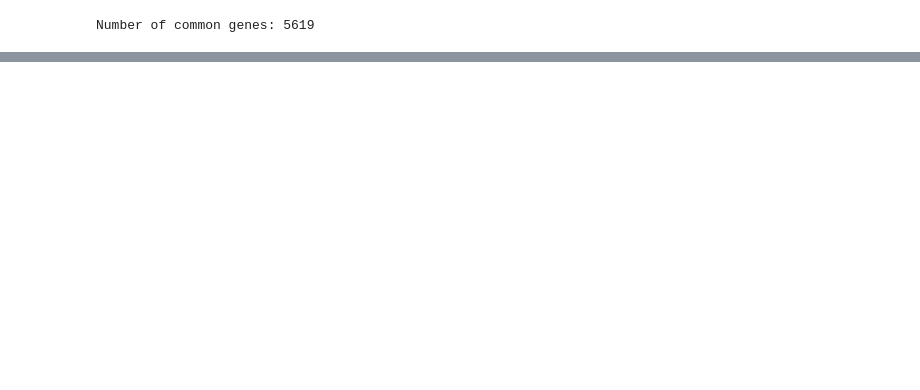
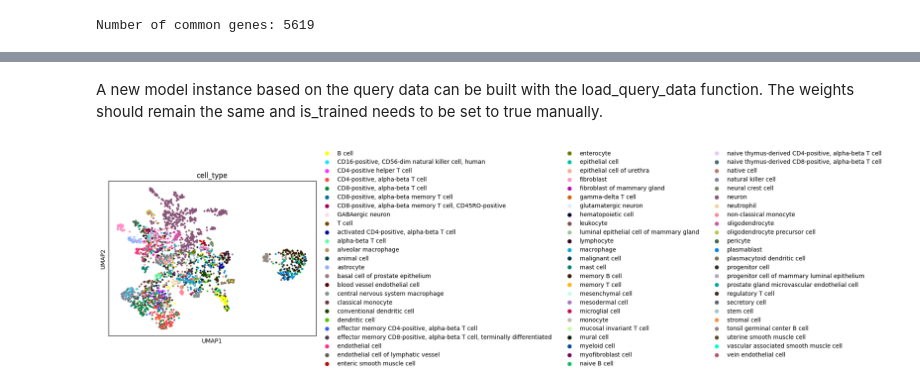
Before and after one commit to mengerj/adata_hf_datasets, a Jupyter notebook: notebooks/scvi_foundation.ipynb, the cells around one changed output, grey strips where cells are left out. Saved outputs shown, nothing was run; the diff lists cells and outputs as text; code cells hidden in the pictures; blank space fills up the shorter version.

Commit message:
include scvi as a foundation model - with weights pre-trained on large cellxgene corpus

```diff
--- a/notebooks/scvi_foundation.ipynb
+++ b/notebooks/scvi_foundation.ipynb
@@ -62,0 +41,4 @@ TypeError: '<' not supported between instances of 'float' and 'str'
+# %%
+del adata_og.uns["_scvi_adata_minify_type"]
+model.load_model(adata=adata_og[adata_og.obs["is_primary_data"]].copy())
+census_model = model.model
@@ -62,0 +99,24 @@ TypeError: '<' not supported between instances of 'float' and 'str'
+# %% [markdown]
+A new model instance based on the query data can be built with the load_query_data function. The weights should remain the same and is_trained needs to be set to true manually.
+# %%
+import scvi
+
+census_model_query = scvi.model.SCVI.load_query_data(adata, census_model)
+census_model_query.is_trained = True
+# %%
+embeds = census_model_query.get_latent_representation()
+# %%
+adata.obsm["pre-trained_emb"] = embeds
+# %%
+from adata_hf_datasets.utils import consolidate_low_frequency_categories
+
+color_key = "cell_type"
+# adata_cut = adata.copy()
+adata_cut = consolidate_low_frequency_categories(
+    adata, columns=color_key, threshold=10, remove=True
+)
+sc.pp.neighbors(adata_cut, n_neighbors=20, use_rep="pre-trained_emb")
+sc.tl.umap(adata_cut)
+sc.pl.umap(adata_cut, color=[color_key], ncols=1)
+# %% [output]
+[figure, added]
```
Also changed, not shown: parts of 13 cells of this notebook, 3 other files.
